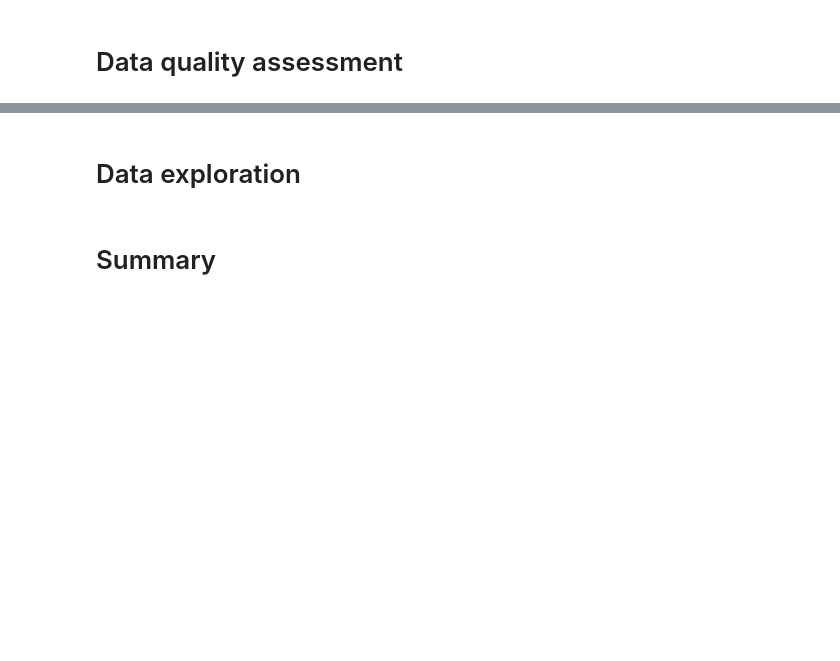
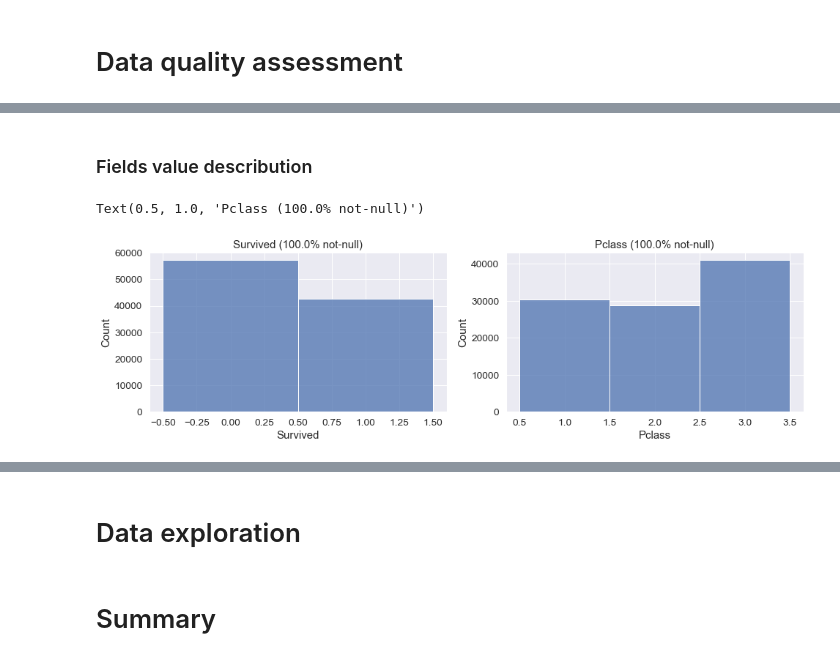
Before and after one commit to aslamovyura/ml-python, a Jupyter notebook: 2_data_exploration/eda.ipynb, the cells around one changed output, grey strips where cells are left out. Drawn from its saved outputs; the diff is of its cells as text; code cells hidden in the pictures; blank space fills up the shorter version.

```diff
--- a/2_data_exploration/eda.ipynb
+++ b/2_data_exploration/eda.ipynb
@@ -5,6 +7,8 @@ pd.plotting.register_matplotlib_converters()
 import matplotlib.pyplot as plt
 %matplotlib inline
 import seaborn as sns
+sns.set_theme(style='whitegrid')
+sns.set(font_scale = 1.25)
 print("Setup Complete")
 # %% [output]
 Setup Complete
@@ -51,0 +88,16 @@ passenger_data.describe()
+# %% [markdown]
+### Fields value describution
+# %%
+survived_not_null_percent = passenger_data.loc[pd.notna(passenger_data.Survived)].Survived.shape[0] / passenger_data.Survived.shape[0] * 100
+pclass_not_null_percent = passenger_data.loc[pd.notna(passenger_data.Pclass)].Pclass.shape[0] / passenger_data.Pclass.shape[0] * 100
+
+fig, axes = plt.subplots(ncols=2, nrows=1, figsize=(16,4))
+
+sns.histplot(passenger_data, x="Survived", discrete=True, ax = axes[0] )
+axes[0].set_title(f"Survived ({survived_not_null_percent}% not-null)")
+
+sns.histplot(passenger_data, x="Pclass", discrete=True, ax = axes[1])
+axes[1].set_title(f"Pclass ({pclass_not_null_percent}% not-null)")
+# %% [output]
+Text(0.5, 1.0, 'Pclass (100.0% not-null)')
+[figure, added]
```
Also changed, not shown: parts of 23 cells of this notebook.
